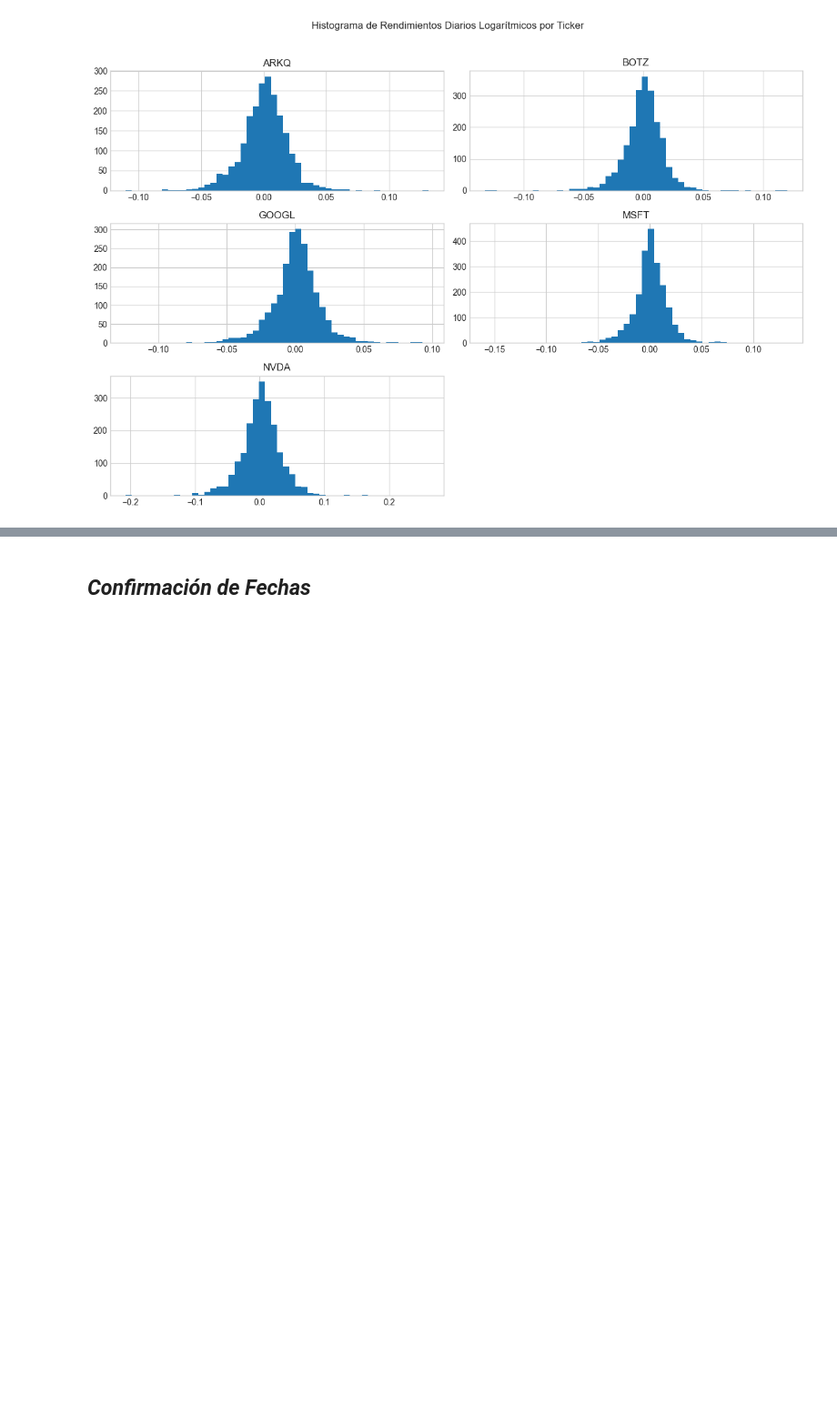
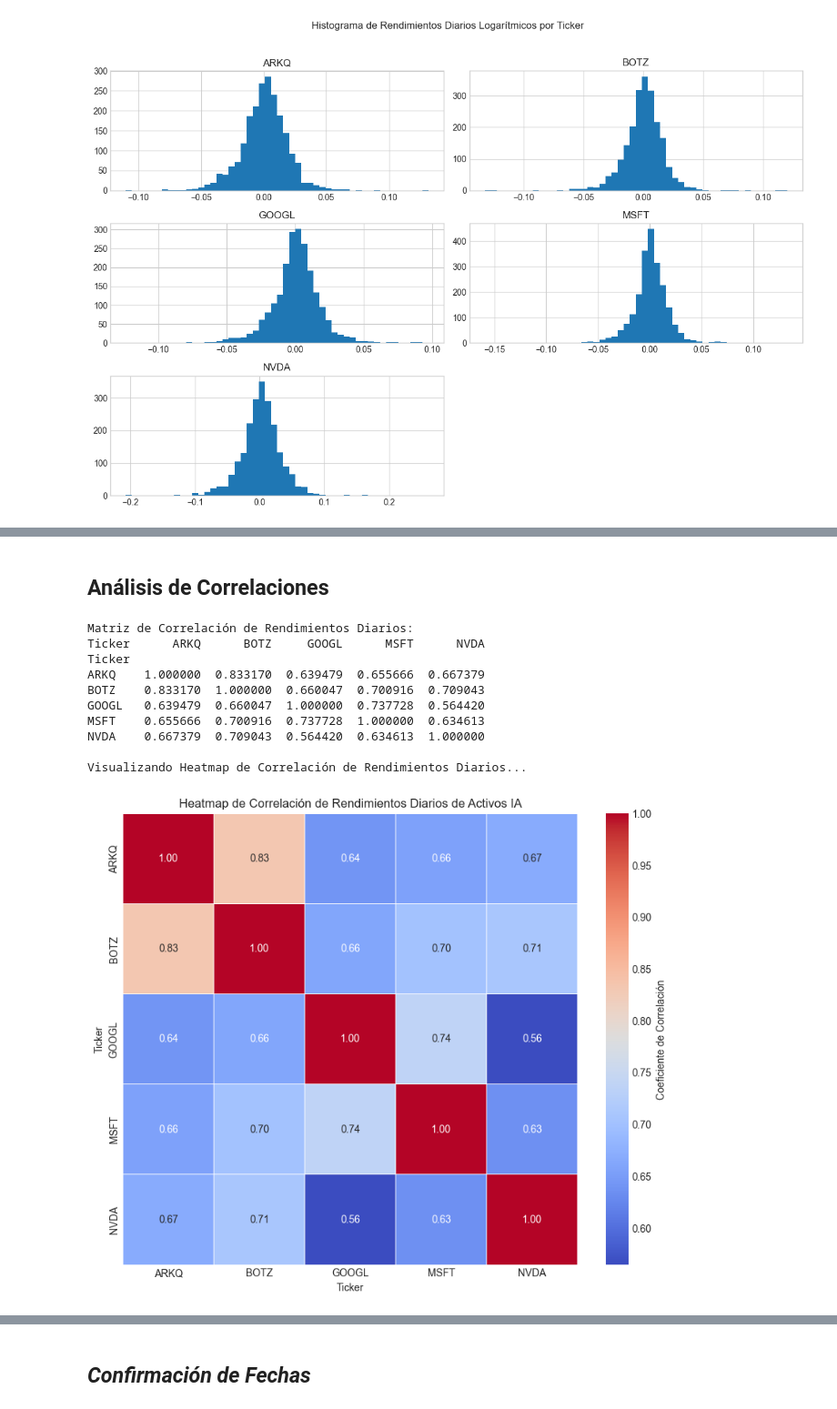
Before and after one commit to Haagila/data-eda-project, a Jupyter notebook: notebooks/02_exploratory_data_analysis.ipynb, the cells around one changed output, grey strips where cells are left out. Shown: that part at 91% size. Saved outputs shown, nothing was run; the diff lists cells and outputs as text; code cells hidden in the pictures; blank space fills up the shorter version.

```diff
--- a/notebooks/02_exploratory_data_analysis.ipynb
+++ b/notebooks/02_exploratory_data_analysis.ipynb
@@ -169,0 +220,40 @@ Visualizando histograma de Rendimientos Diarios Logarítmicos...
+# %% [markdown]
+## **Análisis de Correlaciones**
+# %%
+import seaborn as sns
+import matplotlib.pyplot as plt
+
+# Calculo
+correlation_matrix = returns_simple.corr()
+
+print("Matriz de Correlación de Rendimientos Diarios:")
+print(correlation_matrix)
+
+
+# Visualización
+print("\nVisualizando Heatmap de Correlación de Rendimientos Diarios...")
+
+plt.figure(figsize=(10, 8))
+sns.heatmap(
+    correlation_matrix,
+    annot=True,
+    cmap='coolwarm',
+    fmt=".2f",
+    linewidths=.5,
+    cbar_kws={'label': 'Coeficiente de Correlación'}
+)
+
+plt.title('Heatmap de Correlación de Rendimientos Diarios de Activos IA')
+plt.show()
+# %% [output]
+Matriz de Correlación de Rendimientos Diarios:
+Ticker      ARKQ      BOTZ     GOOGL      MSFT      NVDA
+Ticker
+ARKQ    1.000000  0.833170  0.639479  0.655666  0.667379
+BOTZ    0.833170  1.000000  0.660047  0.700916  0.709043
+GOOGL   0.639479  0.660047  1.000000  0.737728  0.564420
+MSFT    0.655666  0.700916  0.737728  1.000000  0.634613
+NVDA    0.667379  0.709043  0.564420  0.634613  1.000000
+
+Visualizando Heatmap de Correlación de Rendimientos Diarios...
+[figure, added]
```
Also changed, not shown: parts of 4 cells of this notebook.
